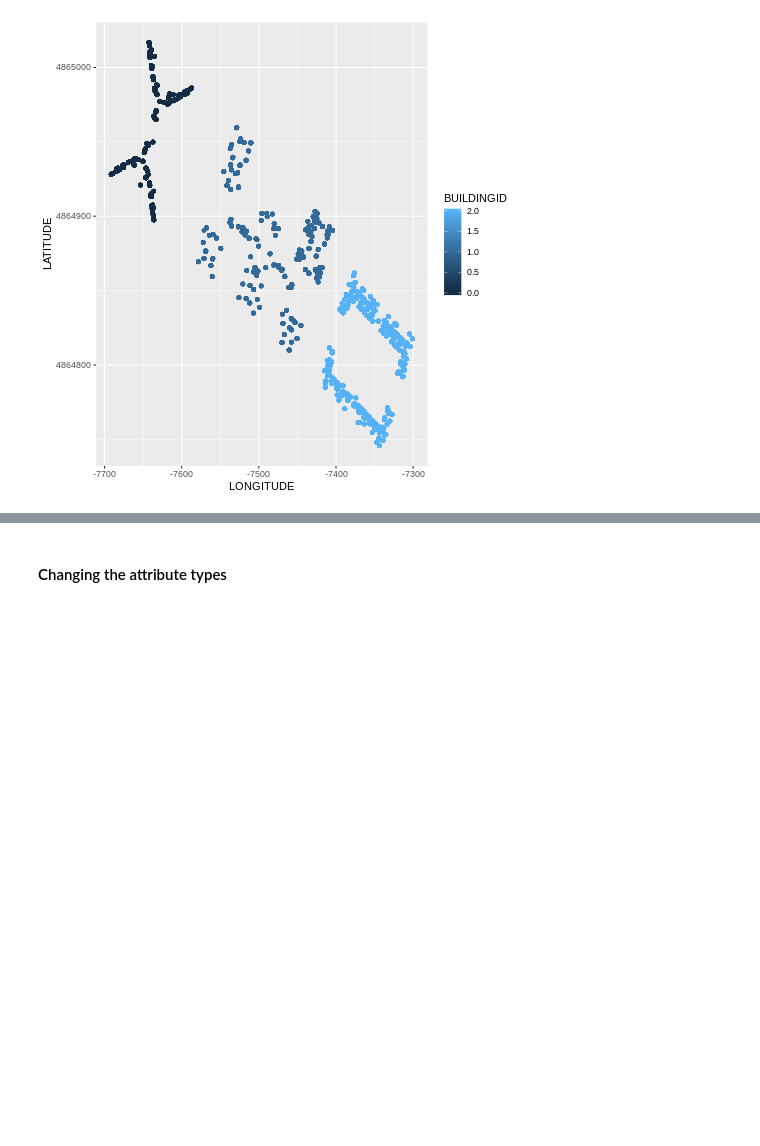
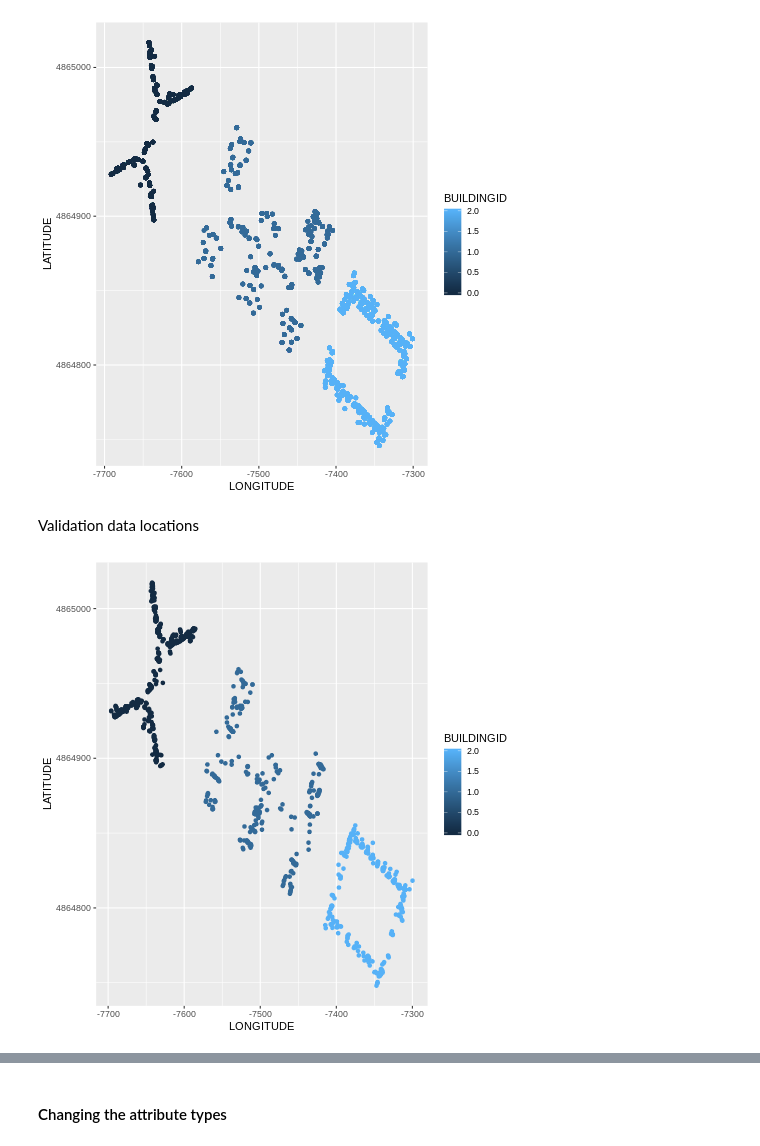
Before and after one commit to Ghazalehz/Wifi-Positioning-System, a Jupyter notebook: Wifi.ipynb, the cells around one changed output, grey strips where cells are left out. Cells and saved outputs as stored; diff of their text form; code cells hidden in the pictures; blank space fills up the shorter version.

```diff
--- a/Wifi.ipynb
+++ b/Wifi.ipynb
@@ -70,3 +70,12 @@ LocationPlot <- ggplot(IndoorLoc, aes(x=LONGITUDE, y=LATITUDE,
 LocationPlot
 # %% [output]
 [figure]
+# %% [markdown]
+Validation data locations
+# %%
+%%R
+ValLocPlot <- ggplot(IndoorVal, aes(x=LONGITUDE, y=LATITUDE,
+				    color = BUILDINGID)) + geom_point()
+ValLocPlot
+# %% [output]
+[figure, added]
```
Also changed, not shown: parts of 6 cells of this notebook.
